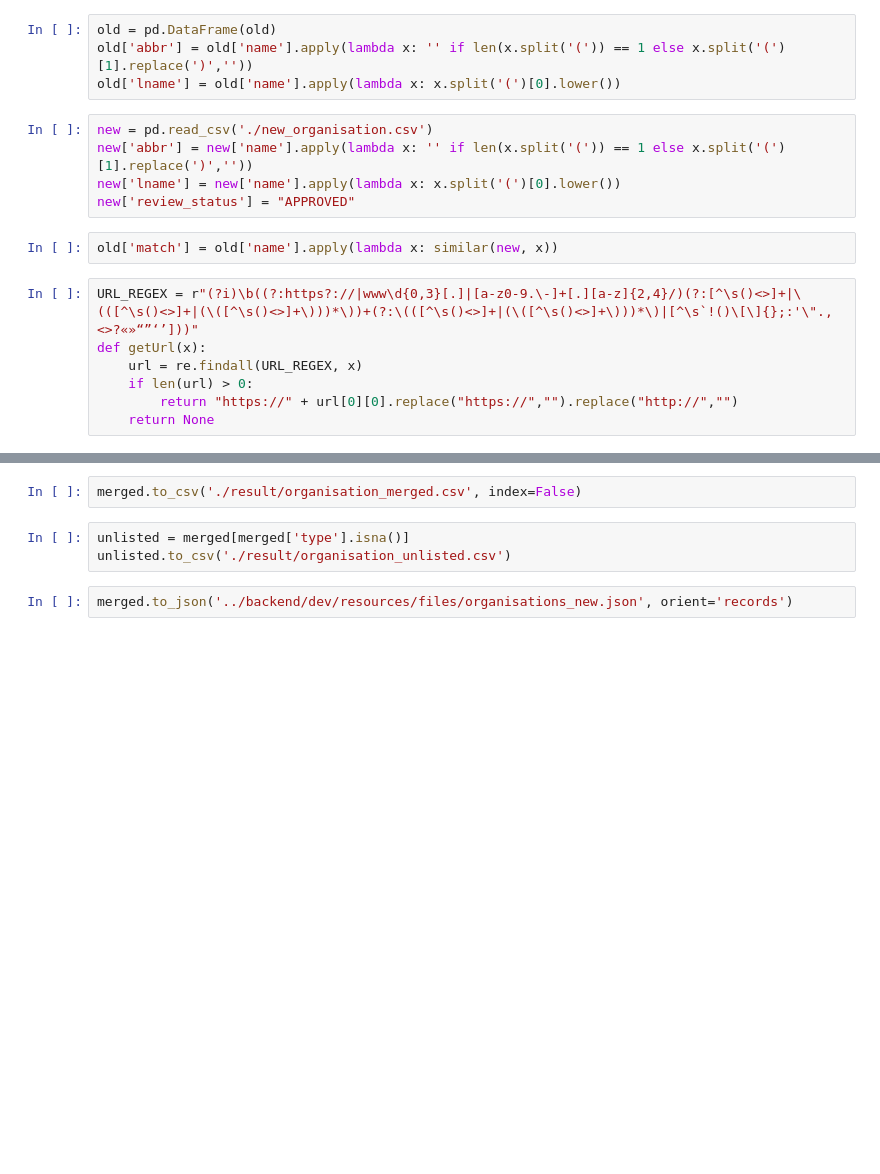
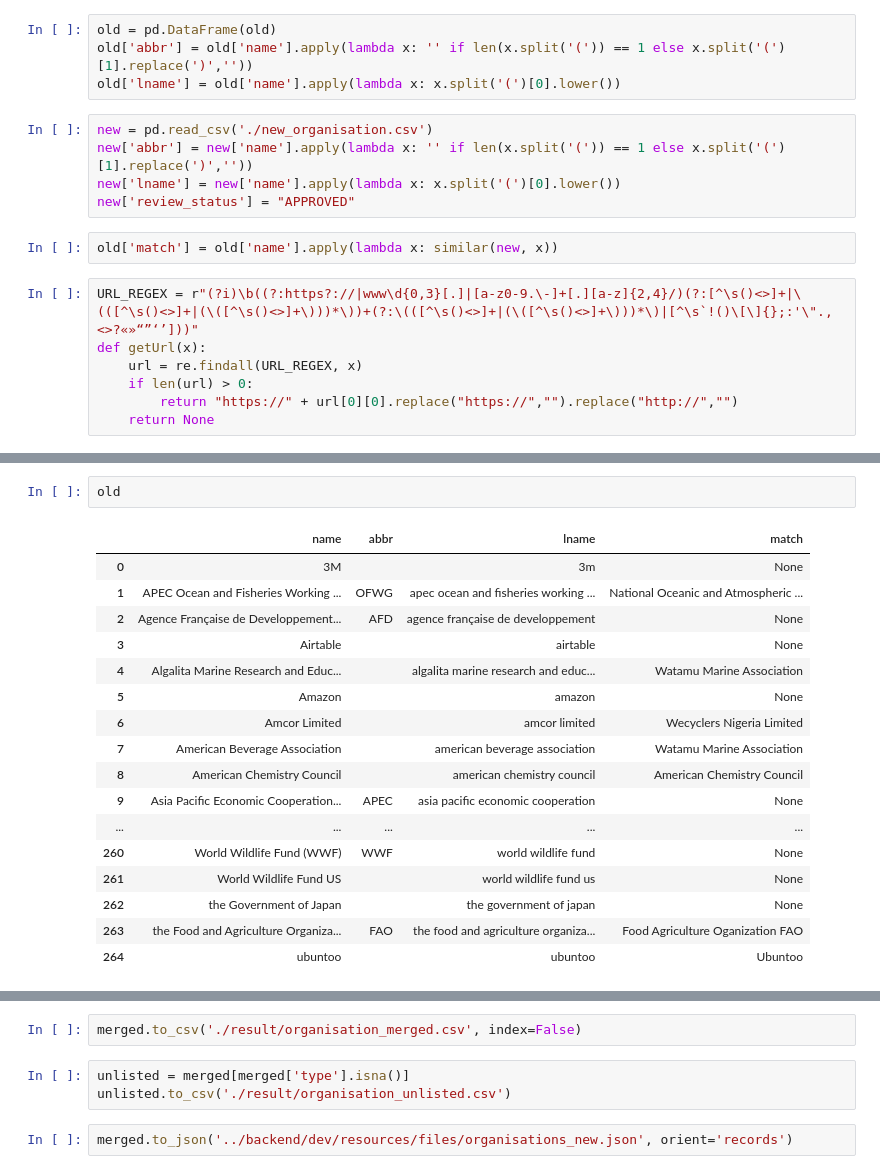
Before and after one commit to akvo/unep-gpml, a Jupyter notebook: doc/merge_organisation.ipynb, the cells around one changed output, grey strips where cells are left out. Drawn from its saved outputs; the diff is of its cells as text; blank space fills up the shorter version.

```diff
--- a/doc/merge_organisation.ipynb
+++ b/doc/merge_organisation.ipynb
@@ -37,3 +57,23 @@ def getUrl(x):
+# %%
+old
+# %% [output]
+|  | name | abbr | lname | match |
+| 0 | 3M |  | 3m | None |
+| 1 | APEC Ocean and Fisheries Working ... | OFWG | apec ocean and fisheries working ... | National Oceanic and Atmospheric ... |
+| 2 | Agence Française de Developpement... | AFD | agence française de developpement | None |
+| 3 | Airtable |  | airtable | None |
+| 4 | Algalita Marine Research and Educ... |  | algalita marine research and educ... | Watamu Marine Association |
+| 5 | Amazon |  | amazon | None |
+| 6 | Amcor Limited |  | amcor limited | Wecyclers Nigeria Limited |
+| 7 | American Beverage Association |  | american beverage association | Watamu Marine Association |
+| 8 | American Chemistry Council |  | american chemistry council | American Chemistry Council |
+| 9 | Asia Pacific Economic Cooperation... | APEC | asia pacific economic cooperation | None |
+| ... | ... | ... | ... | ... |
+| 260 | World Wildlife Fund (WWF) | WWF | world wildlife fund | None |
+| 261 | World Wildlife Fund US |  | world wildlife fund us | None |
+| 262 | the Government of Japan |  | the government of japan | None |
+| 263 | the Food and Agriculture Organiza... | FAO | the food and agriculture organiza... | Food Agriculture Oganization FAO |
+| 264 | ubuntoo |  | ubuntoo | Ubuntoo |
 # %%
 merged = pd.merge(new, old, on="lname", how="outer", validate="one_to_one").replace([np.nan], [None])
 merged['name'] = merged.apply(lambda x: x['name_x'] if x['name_x'] else x['name_y'], axis=1)
```
Also changed, not shown: parts of 3 cells of this notebook, 1 other file.
